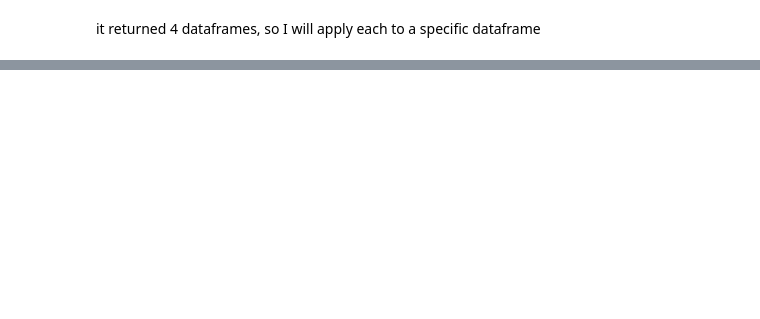
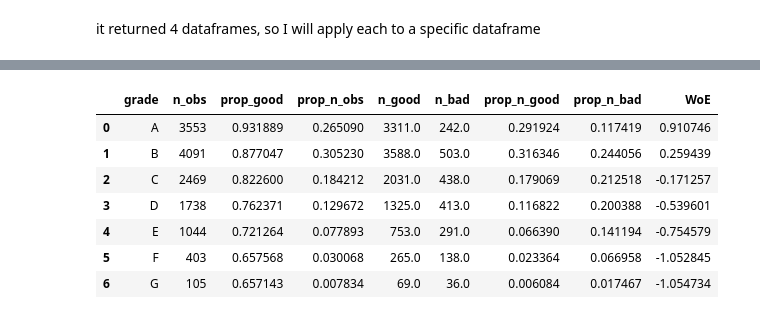
Before and after one commit to andre-cav/Credit-Risk-with-Python, a Jupyter notebook: Credit_Risk_ModellingData.ipynb, the cells around one changed output, grey strips where cells are left out. Cells and saved outputs as stored; diff of their text form; code cells hidden in the pictures; blank space fills up the shorter version.

```diff
--- a/Credit_Risk_ModellingData.ipynb
+++ b/Credit_Risk_ModellingData.ipynb
@@ -418,0 +469,3 @@ df_loan_test_target.shape
+# %%
+df1.columns = [df1.columns.values[0] , 'n_obs' , 'prop_good']
+df1
@@ -418,0 +481,2 @@ df_loan_test_target.shape
+# %%
+df1['prop_n_obs'] = df1['n_obs'] / df1['n_obs'].sum()
@@ -418,0 +524,12 @@ df_loan_test_target.shape
+# %%
+df1['WoE'] = np.log( df1.prop_n_good / df1.prop_n_bad )
+df1
+# %% [output]
+|  | grade | n_obs | prop_good | prop_n_obs | n_good | n_bad | prop_n_good | prop_n_bad | WoE |
+| 0 | A | 3553 | 0.931889 | 0.265090 | 3311.0 | 242.0 | 0.291924 | 0.117419 | 0.910746 |
+| 1 | B | 4091 | 0.877047 | 0.305230 | 3588.0 | 503.0 | 0.316346 | 0.244056 | 0.259439 |
+| 2 | C | 2469 | 0.822600 | 0.184212 | 2031.0 | 438.0 | 0.179069 | 0.212518 | -0.171257 |
+| 3 | D | 1738 | 0.762371 | 0.129672 | 1325.0 | 413.0 | 0.116822 | 0.200388 | -0.539601 |
+| 4 | E | 1044 | 0.721264 | 0.077893 | 753.0 | 291.0 | 0.066390 | 0.141194 | -0.754579 |
+| 5 | F | 403 | 0.657568 | 0.030068 | 265.0 | 138.0 | 0.023364 | 0.066958 | -1.052845 |
+| 6 | G | 105 | 0.657143 | 0.007834 | 69.0 | 36.0 | 0.006084 | 0.017467 | -1.054734 |
```
Also changed, not shown: parts of 24 cells of this notebook.
